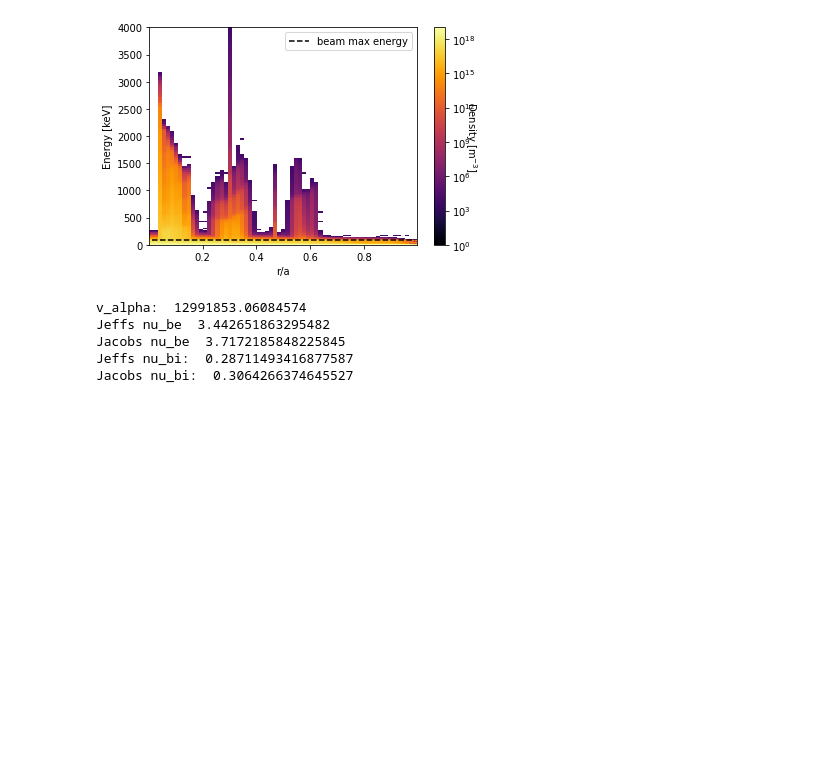
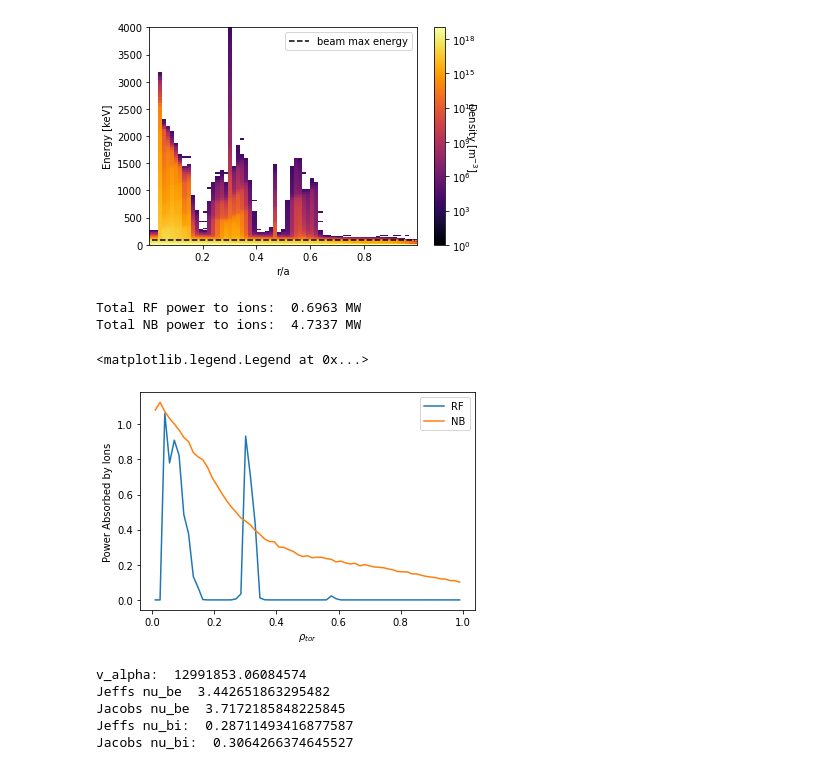
Before and after one commit to vandelij/genray_cql3d_plots, a Jupyter notebook: shots/147634/scan_beam_and_RF/beam_5_RF_testing/make_distrobution.ipynb, the cells around one changed output. Drawn from its saved outputs; the diff is of its cells as text; code cells hidden in the pictures; blank space fills up the shorter version.

```diff
--- a/shots/147634/scan_beam_and_RF/beam_5_RF_testing/make_distrobution.ipynb
+++ b/shots/147634/scan_beam_and_RF/beam_5_RF_testing/make_distrobution.ipynb
@@ -197,6 +197,27 @@ plt.legend()
 plt.show()
 # %% [output]
 [figure]
+# %%
+# Get the RF and NB power deposition to ions versus rho
+dvol = cql_nc.variables['dvol'][:]
+powers = cql_nc.variables['powers'][-1, 0, :, :]
+powers_RF = powers[4, :]
+powers_NB = powers[5, :]
+plt.plot(rya, powers_RF, label='RF')
+plt.plot(rya, powers_NB, label='NB')
+
+total_RF_power_to_ions = np.trapz(powers_RF*dvol*(1/100)**3)
+total_NB_power_to_ions = np.trapz(powers_NB*dvol*(1/100)**3)
+print('Total RF power to ions: ', np.round(total_RF_power_to_ions, 4), 'MW')
+print('Total NB power to ions: ', np.round(total_NB_power_to_ions, 4), 'MW')
+plt.ylabel('Power Absorbed by Ions')
+plt.xlabel(r'$\rho_{tor}$')
+plt.legend()
+# %% [output]
+Total RF power to ions:  0.6963 MW
+Total NB power to ions:  4.7337 MW
+<matplotlib.legend.Legend at 0x...>
+[figure, added]
 # %%
 #~~~~~~~~~~~~~~~~~~~~~~~~~~~~~~~~~~~~~~~~~~~~~~~~~~~~~~~~~~~~~~~~~~~~~~~~~~~~~~~~~~~~~~~~~~~~~~~~~
 # Section for computing the slwoing down time for a beam of particles against a thermal background
```
Also changed, not shown: parts of 2 cells of this notebook.
